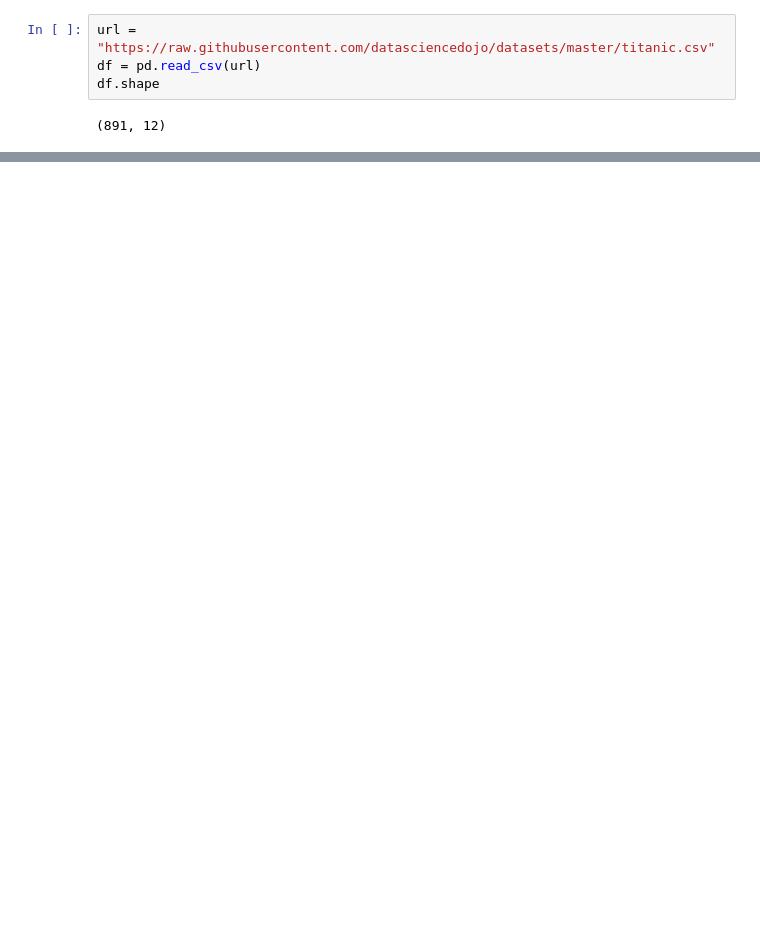
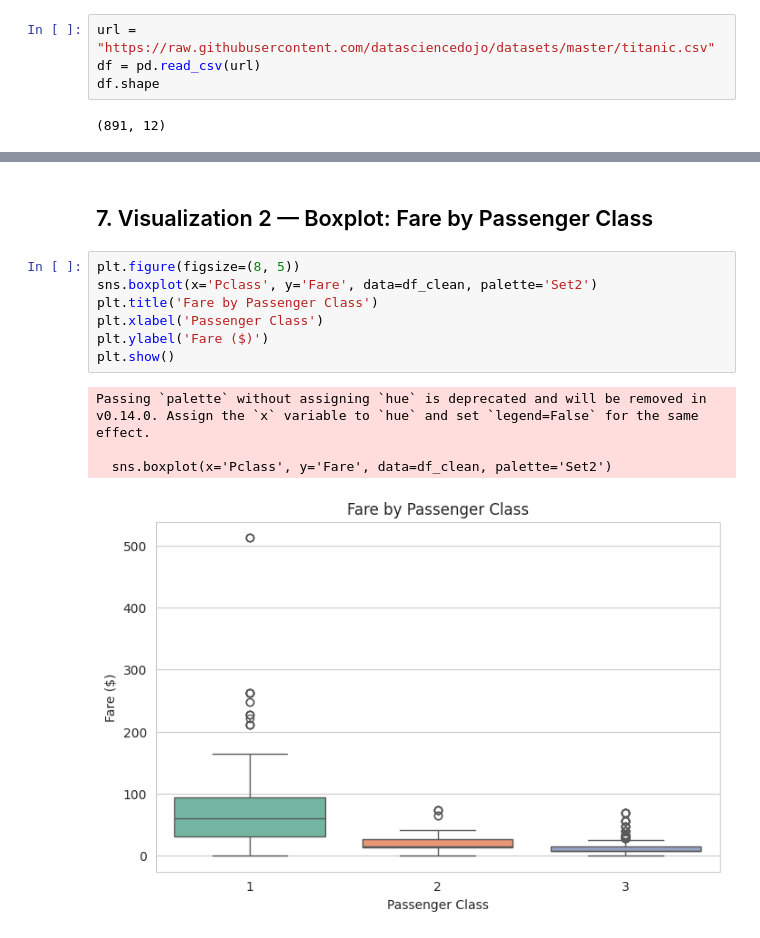
Before and after one commit to aliasjad6536/neurofive-ml-track, a Jupyter notebook: titanic_eda.ipynb, the cells around one changed output, grey strips where cells are left out. Cells and saved outputs as stored; diff of their text form; blank space fills up the shorter version.

```diff
--- a/titanic_eda.ipynb
+++ b/titanic_eda.ipynb
@@ -115,0 +94,14 @@ See https://pandas.pydata.org/docs/user_guide/migration-3-strings.html#string-mi
+# %% [markdown]
+## 7. Visualization 2 — Boxplot: Fare by Passenger Class
+# %%
+plt.figure(figsize=(8, 5))
+sns.boxplot(x='Pclass', y='Fare', data=df_clean, palette='Set2')
+plt.title('Fare by Passenger Class')
+plt.xlabel('Passenger Class')
+plt.ylabel('Fare ($)')
+plt.show()
+# %% [output]
+Passing `palette` without assigning `hue` is deprecated and will be removed in v0.14.0. Assign the `x` variable to `hue` and set `legend=False` for the same effect.
+
+  sns.boxplot(x='Pclass', y='Fare', data=df_clean, palette='Set2')
+[figure, added]
```
Also changed, not shown: parts of 32 cells of this notebook.
